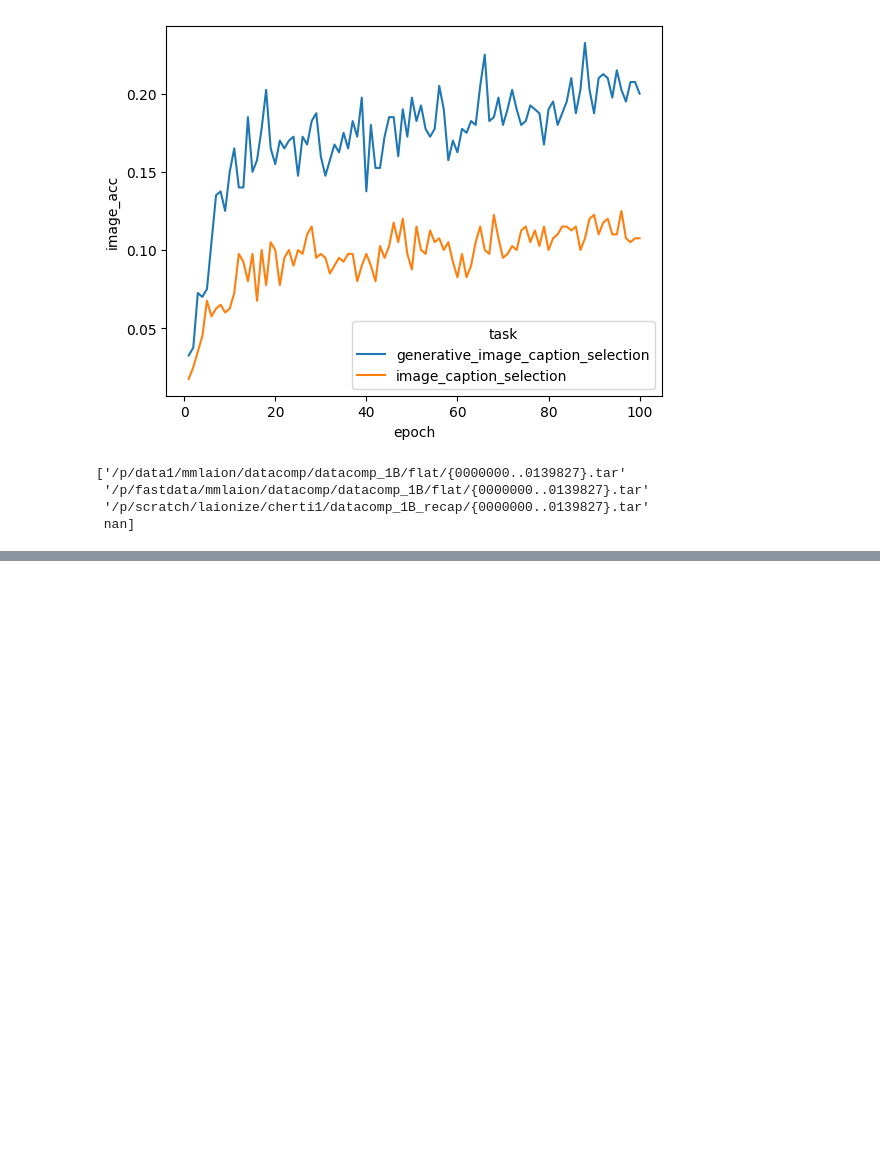
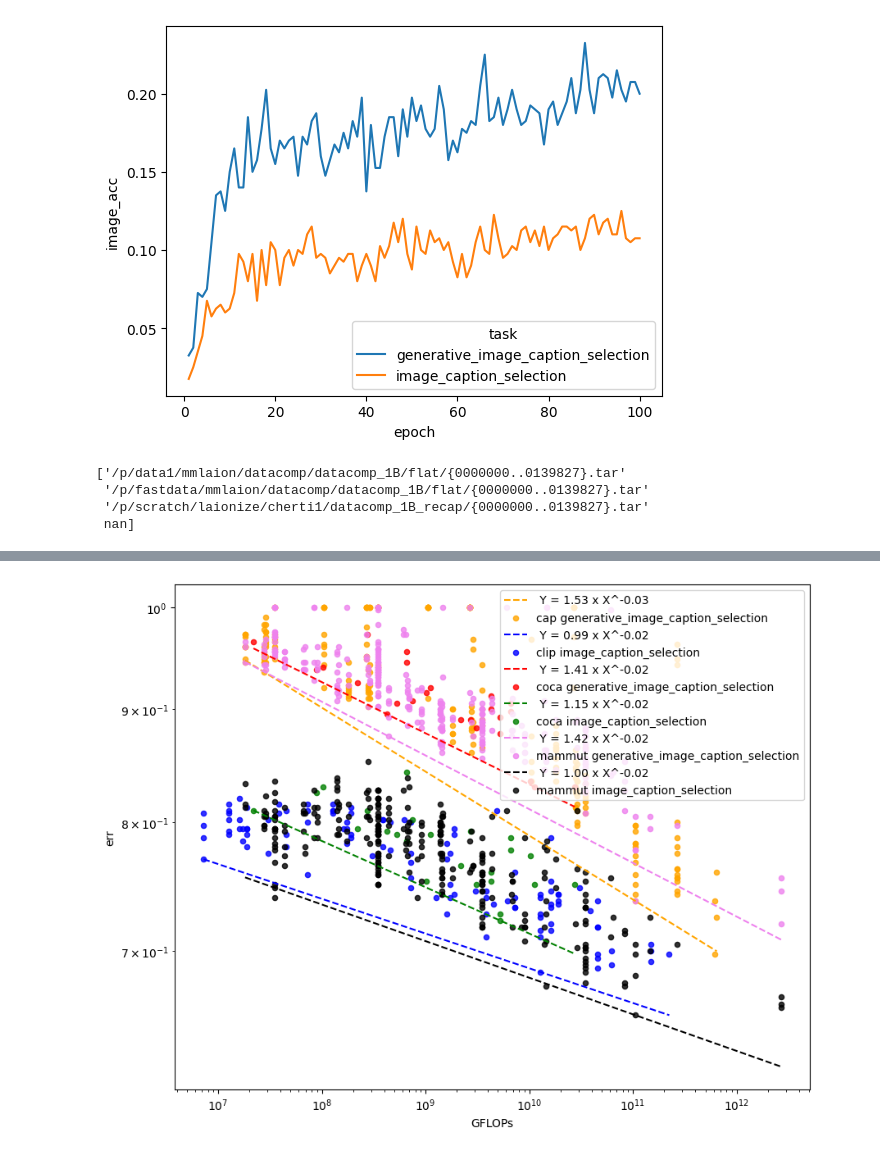
Before and after one commit to SLAMPAI/open_clip_scaling, a Jupyter notebook: results.ipynb, the cells around one changed output, grey strips where cells are left out. Saved outputs shown, nothing was run; the diff lists cells and outputs as text; code cells hidden in the pictures; blank space fills up the shorter version.

```diff
--- a/results.ipynb
+++ b/results.ipynb
@@ -590,0 +688,84 @@ plt.xscale('log',base=10)
+# %%
+#ds = "winoground"
+#metric = "image_acc"
+
+ds = "winoground"
+metric = "text_acc"
+
+#ds = "sugar_crepe/swap_obj"
+#metric = "acc"
+#ds = "imagenet1k"
+#metric = "acc1"
+
+#ds = "mscoco_captions"
+#metric = "image_retrieval_recall@5"
+
+D = df
+D = D[D.pretrain_dataset != "/p/scratch/laionize/cherti1/datacomp_1B_recap/{0000000..0139827}.tar"]
+
+D = D[D.epoch==D.total_epochs]
+D = D[D.downstream_dataset==ds]
+D = D[~D[metric].isna()]
+colors = ["orange", "blue", "red", "green", "violet", "black"]
+fig = plt.figure(figsize=(10, 8))
+I=0
+#print(D)
+for ind, (name, rows) in enumerate(D.groupby(["namespace", "task"])):
+    #if "generative"  in name[1]:
+    #    continue
+    #if "coca" in name[0]:
+    #    continue
+    #if "mammut" not in name[0]:
+    #    continue
+    R = rows[rows.downstream_dataset==ds]
+    R = R[~R[metric].isna()]
+    if len(R) == 0:
+        continue
+    R = R.sort_values(by="gflops_total")
+    X = (R["gflops_total"]).values
+    Y = 1-(R[metric]).values
+
+
+    color = colors[I]
+    I+=1
+    #m = (X>=10**9)# & (X < 10**12)
+    #m = (X<10**12)
+    #m = (X>0)  & (Y<1)
+    m = X>0
+    #print(np.unique(X))
+    #for xi in np.unique(X):
+    #    minval = Y[X==xi].min()
+    #    Y[X==xi] = minval
+    #m=(Y<=0.9) & (Y>0)
+    coefs, func, eq = curve_fit_powlaw_quantile(X[m], Y[m], q=0.01)
+    plt.plot(X[m], func(X[m]), label=f" {eq}", linestyle='dashed', c=color)
+
+    #X = X[Y<1]
+    #Y = Y[Y<1]
+    #m = monotonically_decreasing(Y)
+    m = X>0
+    plt.scatter(X[m], Y[m], label=f"{name[0]} {name[1]}", c=color, s=20.0, alpha=0.8)
+
+    #plt.plot(X[m], Y[m], linestyle='dashed', c=color)
+plt.xscale('log')
+plt.yscale("log")
+
+plt.xlabel("GFLOPs")
+plt.ylabel("err")
+#plt.title(ds)
+#plt.legend(loc=(1.1,.1))
+
+plt.legend()
+
+if metric == "image_retrieval_recall@5":
+    plt.title("COCO image retrieval recall@5")
+    plt.savefig("coco_image_retrieval_5.pdf")
+elif metric == "text_retrieval_recall@5":
+    plt.title("COCO text retrieval recall@5")
+    plt.savefig("coco_text_retrieval_5.pdf")
+elif metric == "acc1":
+    plt.title("ImageNet zero-shot classification")
+    plt.savefig("imagenet.pdf")
+
+plt.show()
+# %% [output]
@@ -591,3 +778,4 @@ plt.xscale('log',base=10)
+[figure, added]
 # %%
 #ds = "sugar_crepe/swap_obj"
 #metric = "acc"
```
Also changed, not shown: parts of 31 cells of this notebook, 2 other files.
